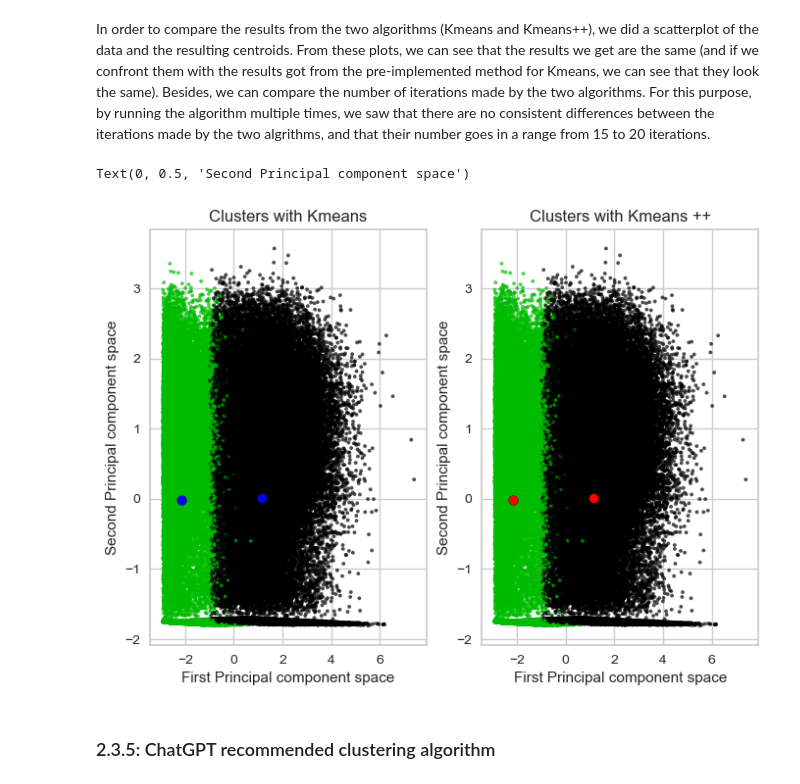
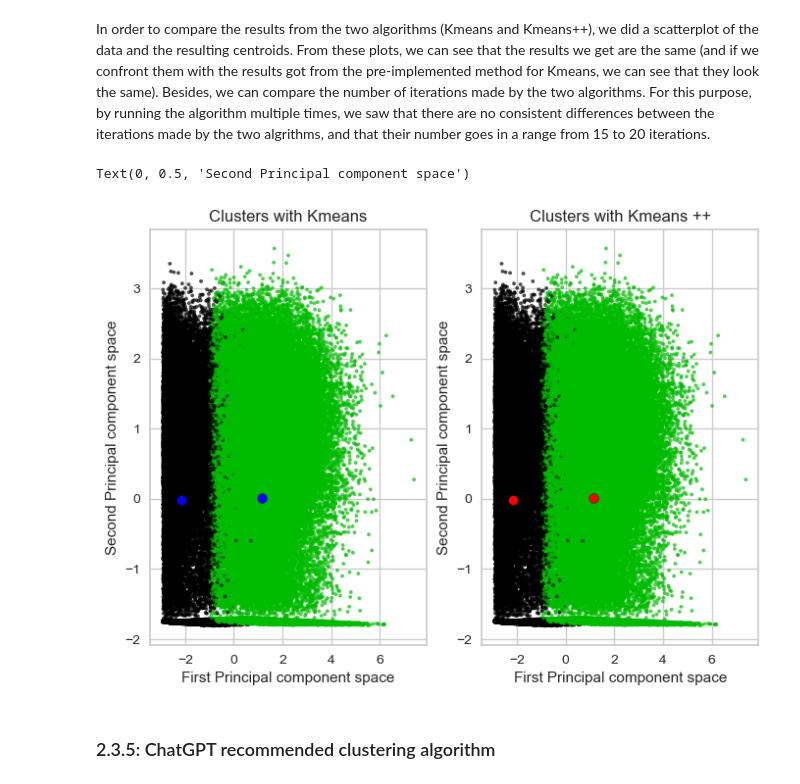
Before and after one commit to HazemTarek1080/A-Comprehensive-Analysis-of-Netflix-User-Behavior-Through-Hashing-and-Clustering-Techniques, a Jupyter notebook: Q2.3_2.4.ipynb, the cells around one changed output. Cells and saved outputs as stored; diff of their text form; code cells hidden in the pictures.

```diff
--- a/Q2.3_2.4.ipynb
+++ b/Q2.3_2.4.ipynb
@@ -268,7 +271,7 @@ fig, (ax1, ax2)= plt.subplots(1, 2)
 # Kmeans Resuls
 # Setting cluster labels for Kmeans
 cluster_labels = keys9
-
+n_clusters = 2
 colors = cm.nipy_spectral(np.array(cluster_labels, dtype=np.float64).astype(float) / n_clusters)
 # Scatterplot of the data
 ax1.scatter(
@@ -288,34 +291,34 @@ ax1.scatter(
 )
 ax1.set_title('Clusters with Kmeans')
 ax1.set_xlabel('First Principal component space')
 ax1.set_ylabel('Second Principal component space')
 
 
 # Kmeans ++ Results
 # Setting cluster labels for Kmeans ++
 cluster_labels = keys_pp9
 # Scatterplot of results from Kmeans ++
 ax2.scatter(
             datav[:, 0], datav[:, 1], marker=".", s=30, lw=0, alpha=0.7, c=colors, edgecolor="k"
         )
 
 # Centroids for Kmeans ++
 centers = np.array(centroids_pp, dtype=np.float64)
 ax2.scatter(
     centers[:, 0],
     centers[:, 1],
     marker="o",
     c="red",
     alpha=1,
     s=50,
     edgecolor="k",
 )
 ax2.set_title('Clusters with Kmeans ++')
 ax2.set_xlabel('First Principal component space')
 ax2.set_ylabel('Second Principal component space')
 # %% [output]
 Text(0, 0.5, 'Second Principal component space')
-[figure, old version]
+[figure, new version]
 # %% [markdown]
 ### 2.3.5: ChatGPT recommended clustering algorithm
 # %% [markdown]
```
Also changed, not shown: parts of 16 cells of this notebook, 1 other file.
